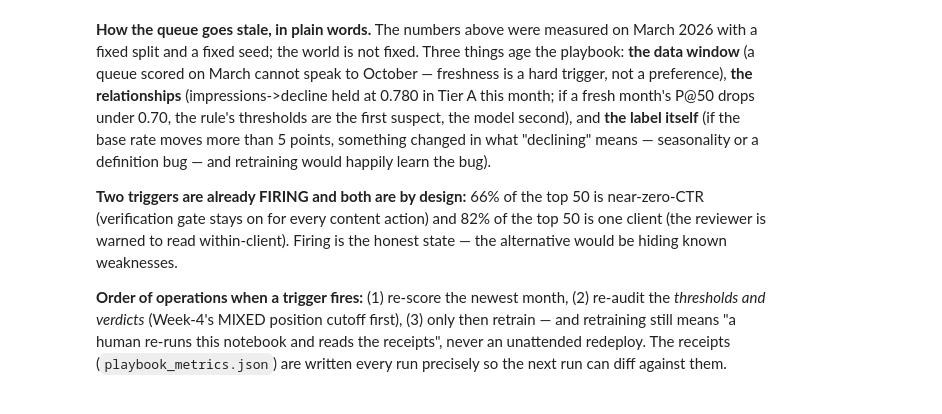
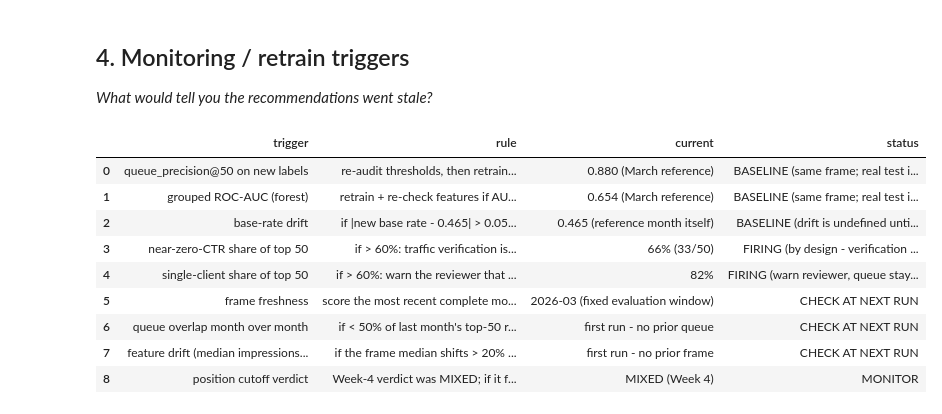
Before and after one commit to musab855/flyrank-ml-internship, a Jupyter notebook: work/notebooks/w07_action_playbook.ipynb, the cells around one changed output. Cells and saved outputs as stored; diff of their text form; code cells hidden in the pictures.

```diff
--- a/work/notebooks/w07_action_playbook.ipynb
+++ b/work/notebooks/w07_action_playbook.ipynb
@@ -865,7 +846,58 @@ display(triggers)
-# %% [markdown]
-**How the queue goes stale, in plain words.** The numbers above were measured on March 2026 with a fixed split and a fixed seed; the world is not fixed. Three things age the playbook: **the data window** (a queue scored on March cannot speak to October — freshness is a hard trigger, not a preference), **the relationships** (impressions->decline held at 0.780 in Tier A this month; if a fresh month's P@50 drops under 0.70, the rule's thresholds are the first suspect, the model second), and **the label itself** (if the base rate moves more than 5 points, something changed in what "declining" means — seasonality or a definition bug — and retraining would happily learn the bug).
-
-**Two triggers are already FIRING and both are by design:** 66% of the top 50 is near-zero-CTR (verification gate stays on for every content action) and 82% of the top 50 is one client (the reviewer is warned to read within-client). Firing is the honest state — the alternative would be hiding known weaknesses.
-
-**Order of operations when a trigger fires:** (1) re-score the newest month, (2) re-audit the *thresholds and verdicts* (Week-4's MIXED position cutoff first), (3) only then retrain — and retraining still means "a human re-runs this notebook and reads the receipts", never an unattended redeploy. The receipts (`playbook_metrics.json`) are written every run precisely so the next run can diff against them.
+# %% [markdown]
+## 4. Monitoring / retrain triggers
+
+*What would tell you the recommendations went stale?*
+# %%
+# ---- Trigger table: live values where this run can measure them -------------
+top50 = queue.head(50)
+low_ctr_share = float(top50["rc_near_zero_ctr"].mean())
+client_share = float(top50["client_hash_id"].value_counts(normalize=True).iloc[0])
+rule_p50 = pooled["rule"]["precision_at_50"]
+forest_auc = pooled["random_forest"]["roc_auc"]
+base_drift = abs(base_rate - PUBLISHED["base_rate"])
+
+def status(ok): return "OK" if ok else "FIRING"
+
+triggers = pd.DataFrame([
+    {"trigger": "queue_precision@50 on new labels",
+     "rule": "re-audit thresholds, then retrain, if P@50 < 0.70 on the next scored month",
+     "current": f"{rule_p50:.3f} (March reference)", "status": "BASELINE (same frame; real test is next month)"},
+    {"trigger": "grouped ROC-AUC (forest)",
+     "rule": "retrain + re-check features if AUC < 0.60 on a fresh client-grouped run",
+     "current": f"{forest_auc:.3f} (March reference)", "status": "BASELINE (same frame; real test is next month)"},
+    {"trigger": "base-rate drift",
+     "rule": "if |new base rate - 0.465| > 0.05: check seasonality and label definition BEFORE retraining",
+     "current": f"{base_rate:.3f} (reference month itself)", "status": "BASELINE (drift is undefined until a second month exists)"},
+    {"trigger": "near-zero-CTR share of top 50",
+     "rule": "if > 60%: traffic verification is mandatory before any content action (gates editing)",
+     "current": f"{low_ctr_share:.0%} ({int(top50['rc_near_zero_ctr'].sum())}/50)",
+     "status": "FIRING (by design - verification gate stays on)"},
+    {"trigger": "single-client share of top 50",
+     "rule": "if > 60%: warn the reviewer that the queue is client-concentrated; read within-client",
+     "current": f"{client_share:.0%}", "status": "FIRING (warn reviewer, queue stays as-is)"},
+    {"trigger": "frame freshness",
+     "rule": "score the most recent complete month; if the frame is not it, re-run this notebook",
+     "current": "2026-03 (fixed evaluation window)", "status": "CHECK AT NEXT RUN"},
+    {"trigger": "queue overlap month over month",
+     "rule": "if < 50% of last month's top-50 returns: re-rank, then re-audit the reason codes",
+     "current": "first run - no prior queue", "status": "CHECK AT NEXT RUN"},
+    {"trigger": "feature drift (median impressions/day)",
+     "rule": "if the frame median shifts > 20% vs the prior month: re-check thresholds before trusting scores",
+     "current": "first run - no prior frame", "status": "CHECK AT NEXT RUN"},
+    {"trigger": "position cutoff verdict",
+     "rule": "Week-4 verdict was MIXED; if it flips on new data, re-audit `position >= 11` (policy, not evidence)",
+     "current": "MIXED (Week 4)", "status": "MONITOR"},
+], columns=["trigger", "rule", "current", "status"])
+display(triggers)
+# %% [output]
+|  | trigger | rule | current | status |
+| 0 | queue_precision@50 on new labels | re-audit thresholds, then retrain... | 0.880 (March reference) | BASELINE (same frame; real test i... |
+| 1 | grouped ROC-AUC (forest) | retrain + re-check features if AU... | 0.654 (March reference) | BASELINE (same frame; real test i... |
+| 2 | base-rate drift | if |new base rate - 0.465| > 0.05... | 0.465 (reference month itself) | BASELINE (drift is undefined unti... |
+| 3 | near-zero-CTR share of top 50 | if > 60%: traffic verification is... | 66% (33/50) | FIRING (by design - verification ... |
+| 4 | single-client share of top 50 | if > 60%: warn the reviewer that ... | 82% | FIRING (warn reviewer, queue stay... |
+| 5 | frame freshness | score the most recent complete mo... | 2026-03 (fixed evaluation window) | CHECK AT NEXT RUN |
+| 6 | queue overlap month over month | if < 50% of last month's top-50 r... | first run - no prior queue | CHECK AT NEXT RUN |
+| 7 | feature drift (median impressions... | if the frame median shifts > 20% ... | first run - no prior frame | CHECK AT NEXT RUN |
+| 8 | position cutoff verdict | Week-4 verdict was MIXED; if it f... | MIXED (Week 4) | MONITOR |
 # %% [markdown]
```
Also changed, not shown: parts of 47 cells of this notebook, 5 other files.
